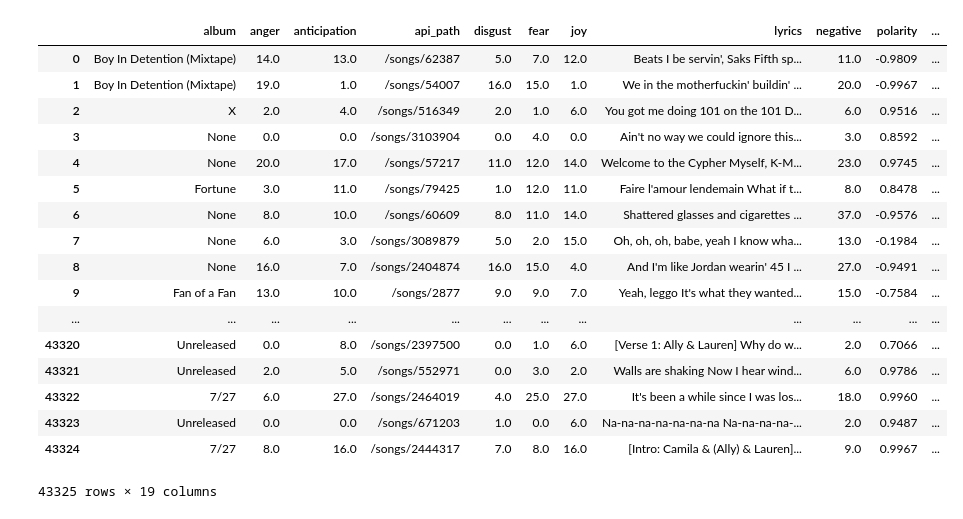
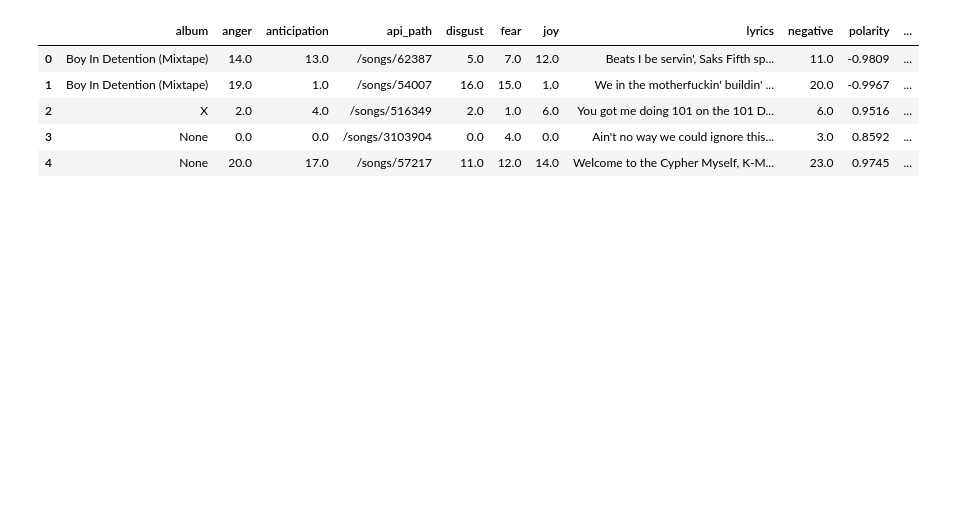
Before and after one commit to dunyaoguz/lyrics_decomposed, a Jupyter notebook: example.ipynb, the cells around one changed output. Saved outputs shown, nothing was run; the diff lists cells and outputs as text; code cells hidden in the pictures; blank space fills up the shorter version.

```diff
--- a/example.ipynb
+++ b/example.ipynb
@@ -16,23 +16,11 @@ from gensim.models.ldamodel import LdaModel
 %config InlineBackend.figure_format = 'retina'
 # %%
 df = pd.read_csv('sentiment_data/grand_df.csv', index_col=0)
-df
+df.head()
 # %% [output]
 |  | album | anger | anticipation | api_path | disgust | fear | joy | lyrics | negative | polarity | ... |
 | 0 | Boy In Detention (Mixtape) | 14.0 | 13.0 | /songs/62387 | 5.0 | 7.0 | 12.0 | Beats I be servin', Saks Fifth sp... | 11.0 | -0.9809 | ... |
 | 1 | Boy In Detention (Mixtape) | 19.0 | 1.0 | /songs/54007 | 16.0 | 15.0 | 1.0 | We in the motherfuckin' buildin' ... | 20.0 | -0.9967 | ... |
 | 2 | X | 2.0 | 4.0 | /songs/516349 | 2.0 | 1.0 | 6.0 | You got me doing 101 on the 101 D... | 6.0 | 0.9516 | ... |
 | 3 | None | 0.0 | 0.0 | /songs/3103904 | 0.0 | 4.0 | 0.0 | Ain't no way we could ignore this... | 3.0 | 0.8592 | ... |
 | 4 | None | 20.0 | 17.0 | /songs/57217 | 11.0 | 12.0 | 14.0 | Welcome to the Cypher Myself, K-M... | 23.0 | 0.9745 | ... |
-| 5 | Fortune | 3.0 | 11.0 | /songs/79425 | 1.0 | 12.0 | 11.0 | Faire l'amour lendemain What if t... | 8.0 | 0.8478 | ... |
-| 6 | None | 8.0 | 10.0 | /songs/60609 | 8.0 | 11.0 | 14.0 | Shattered glasses and cigarettes ... | 37.0 | -0.9576 | ... |
-| 7 | None | 6.0 | 3.0 | /songs/3089879 | 5.0 | 2.0 | 15.0 | Oh, oh, oh, babe, yeah I know wha... | 13.0 | -0.1984 | ... |
-| 8 | None | 16.0 | 7.0 | /songs/2404874 | 16.0 | 15.0 | 4.0 | And I'm like Jordan wearin' 45 I ... | 27.0 | -0.9491 | ... |
-| 9 | Fan of a Fan | 13.0 | 10.0 | /songs/2877 | 9.0 | 9.0 | 7.0 | Yeah, leggo It's what they wanted... | 15.0 | -0.7584 | ... |
-| ... | ... | ... | ... | ... | ... | ... | ... | ... | ... | ... | ... |
-| 43320 | Unreleased | 0.0 | 8.0 | /songs/2397500 | 0.0 | 1.0 | 6.0 | [Verse 1: Ally & Lauren] Why do w... | 2.0 | 0.7066 | ... |
-| 43321 | Unreleased | 2.0 | 5.0 | /songs/552971 | 0.0 | 3.0 | 2.0 | Walls are shaking Now I hear wind... | 6.0 | 0.9786 | ... |
-| 43322 | 7/27 | 6.0 | 27.0 | /songs/2464019 | 4.0 | 25.0 | 27.0 | It's been a while since I was los... | 18.0 | 0.9960 | ... |
-| 43323 | Unreleased | 0.0 | 0.0 | /songs/671203 | 1.0 | 0.0 | 6.0 | Na-na-na-na-na-na-na Na-na-na-na-... | 2.0 | 0.9487 | ... |
-| 43324 | 7/27 | 8.0 | 16.0 | /songs/2444317 | 7.0 | 8.0 | 16.0 | [Intro: Camila & (Ally) & Lauren]... | 9.0 | 0.9967 | ... |
-43325 rows × 19 columns
```
Also changed, not shown: parts of 25 cells of this notebook, 9 other files.
